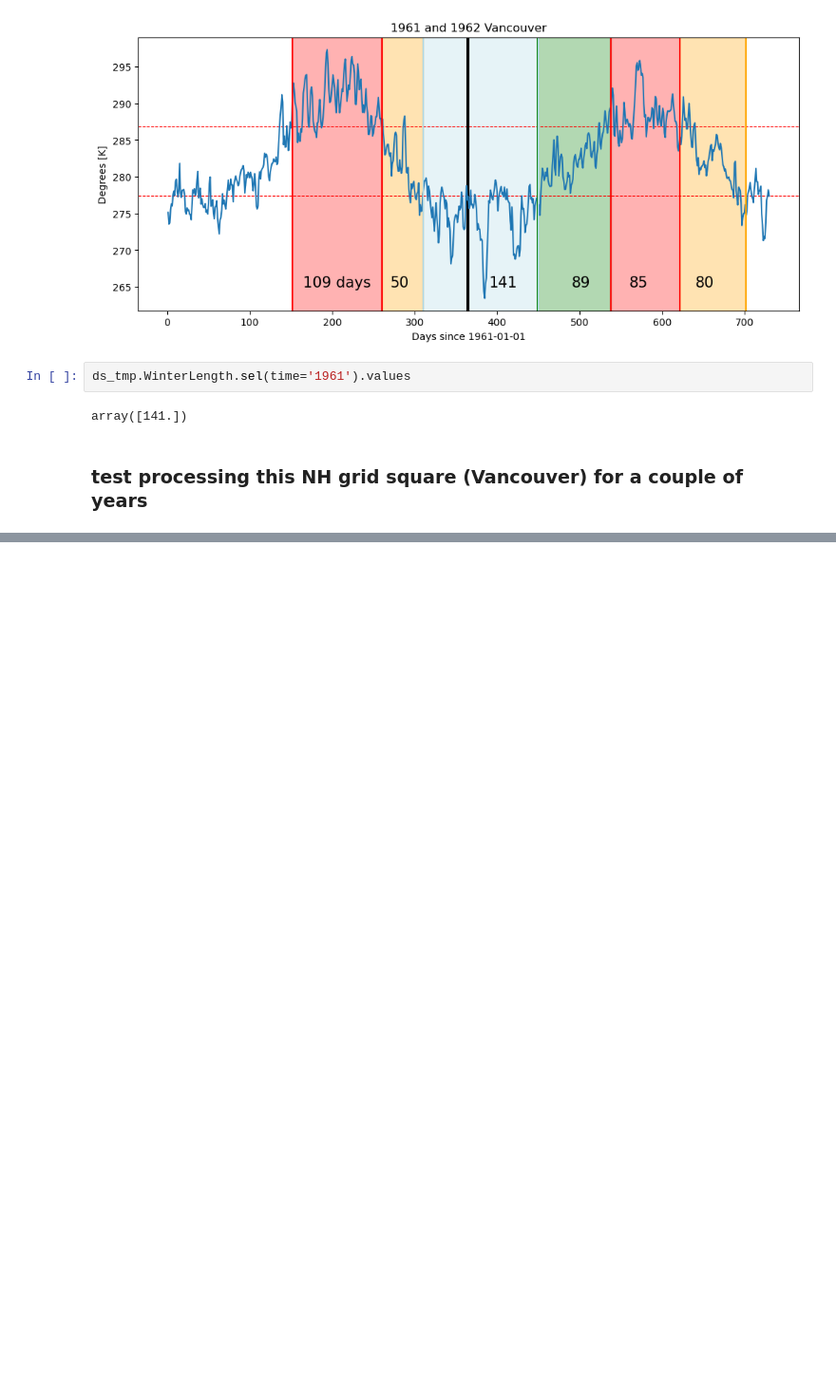
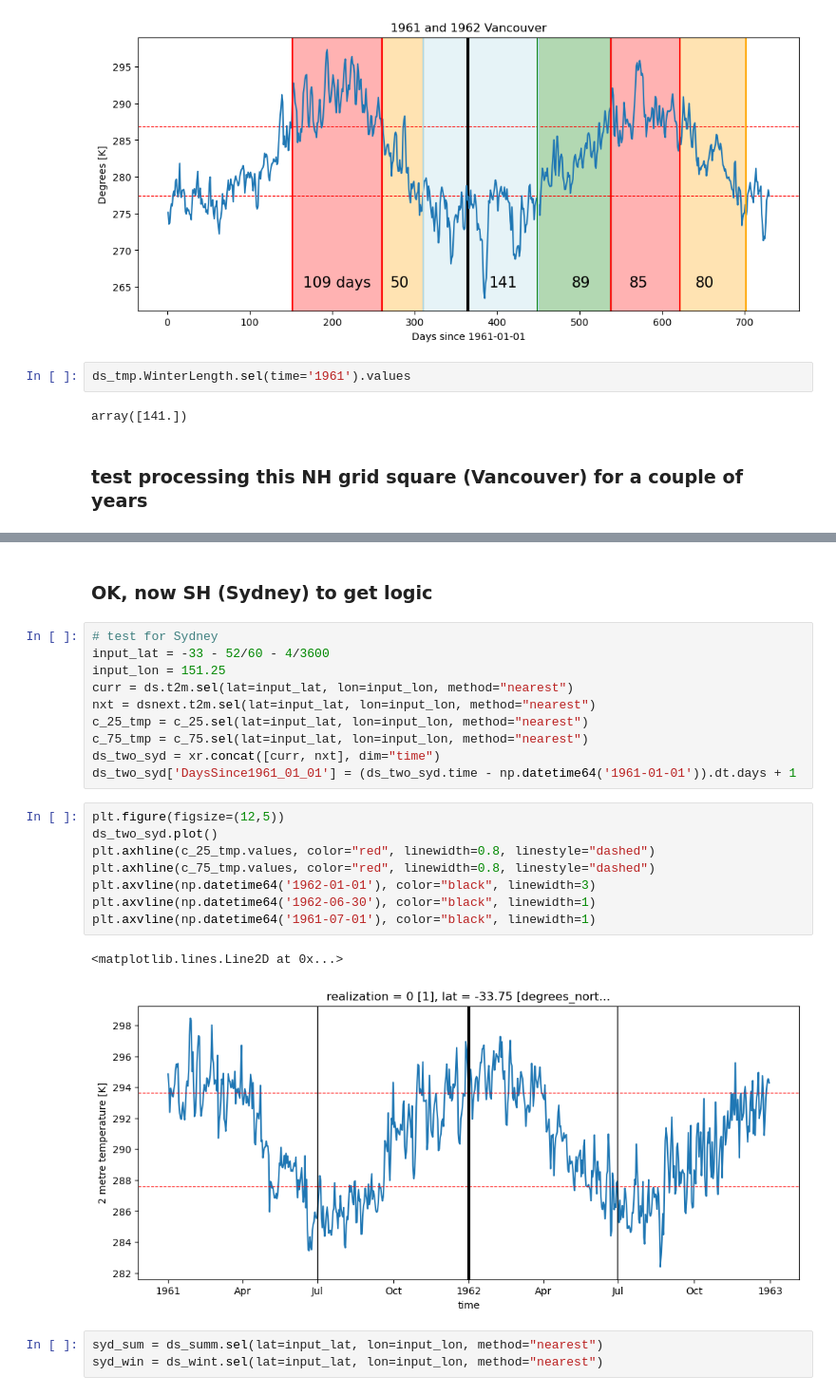
Before and after one commit to tedscott/HeatWaves, a Jupyter notebook: Winter/SpringAndAutumnStartEnd.ipynb, the cells around one changed output, grey strips where cells are left out. Shown at 95% size. Saved outputs shown, nothing was run; the diff lists cells and outputs as text; blank space fills up the shorter version.

Commit message:
Adding SH logic and plot for Sydney

```diff
--- a/Winter/SpringAndAutumnStartEnd.ipynb
+++ b/Winter/SpringAndAutumnStartEnd.ipynb
@@ -334,0 +359,26 @@ ds_tmp['SpringStart'] = ds_tmp.
+# %% [markdown]
+### OK, now SH (Sydney) to get logic
+# %%
+# test for Sydney
+input_lat = -33 - 52/60 - 4/3600
+input_lon = 151.25
+curr = ds.t2m.sel(lat=input_lat, lon=input_lon, method="nearest")
+nxt = dsnext.t2m.sel(lat=input_lat, lon=input_lon, method="nearest")
+c_25_tmp = c_25.sel(lat=input_lat, lon=input_lon, method="nearest")
+c_75_tmp = c_75.sel(lat=input_lat, lon=input_lon, method="nearest")
+ds_two_syd = xr.concat([curr, nxt], dim="time")
+ds_two_syd['DaysSince1961_01_01'] = (ds_two_syd.time - np.datetime64('1961-01-01')).dt.days + 1
+# %%
+plt.figure(figsize=(12,5))
+ds_two_syd.plot()
+plt.axhline(c_25_tmp.values, color="red", linewidth=0.8, linestyle="dashed")
+plt.axhline(c_75_tmp.values, color="red", linewidth=0.8, linestyle="dashed")
+plt.axvline(np.datetime64('1962-01-01'), color="black", linewidth=3)
+plt.axvline(np.datetime64('1962-06-30'), color="black", linewidth=1)
+plt.axvline(np.datetime64('1961-07-01'), color="black", linewidth=1)
+# %% [output]
+<matplotlib.lines.Line2D at 0x...>
+[figure, added]
+# %%
+syd_sum = ds_summ.sel(lat=input_lat, lon=input_lon, method="nearest")
+syd_win = ds_wint.sel(lat=input_lat, lon=input_lon, method="nearest")
```
Also changed, not shown: parts of 12 cells of this notebook.
